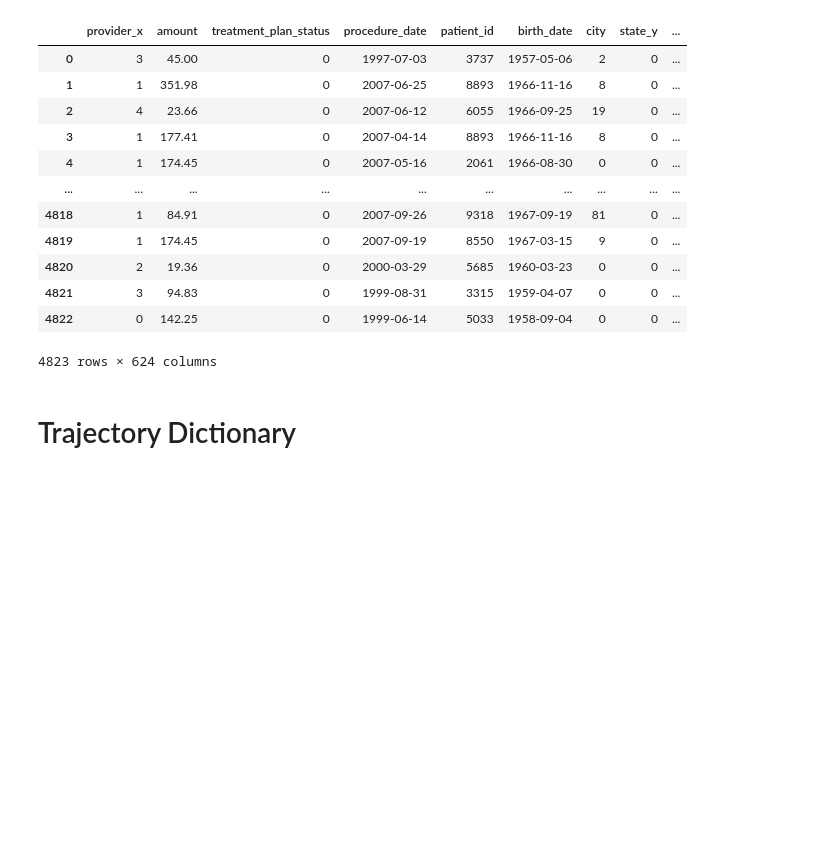
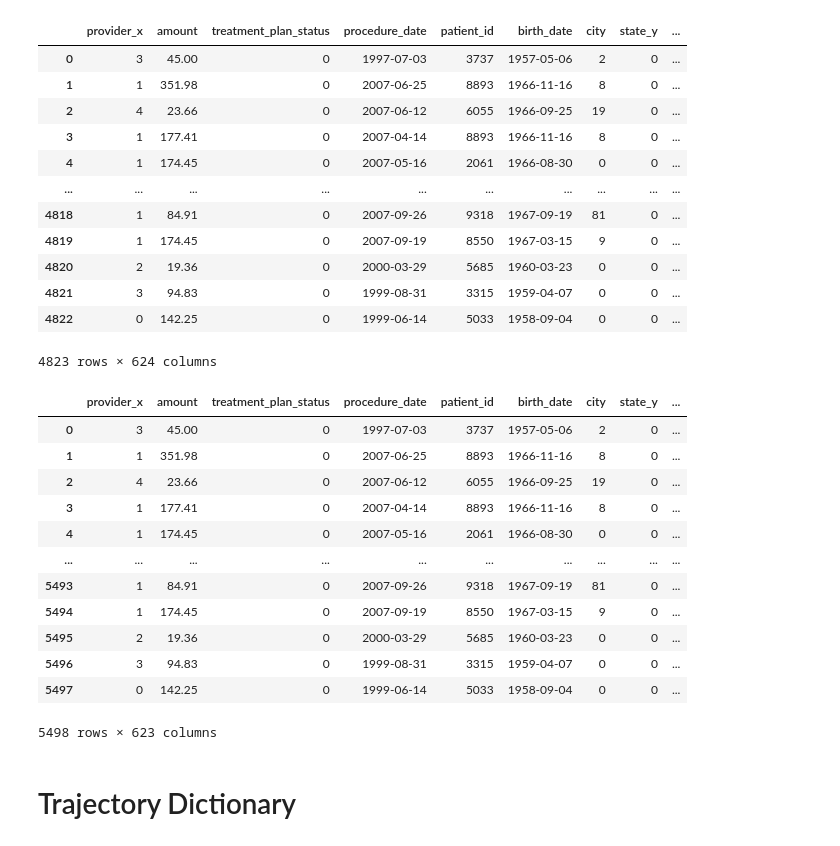
Before and after one commit to Fulankeee/SmilePass, a Jupyter notebook: Recommondation_Trajectory/Statistical_insights_clustering.ipynb, the cells around one changed output. Cells and saved outputs as stored; diff of their text form; code cells hidden in the pictures; blank space fills up the shorter version.

```diff
--- a/Recommondation_Trajectory/Statistical_insights_clustering.ipynb
+++ b/Recommondation_Trajectory/Statistical_insights_clustering.ipynb
@@ -58,6 +58,32 @@ annotated_v1v3[40]
 | 4821 | 3 | 94.83 | 0 | 1999-08-31 | 3315 | 1959-04-07 | 0 | 0 | ... |
 | 4822 | 0 | 142.25 | 0 | 1999-06-14 | 5033 | 1958-09-04 | 0 | 0 | ... |
 4823 rows × 624 columns
+# %%
+# clustering group mapping
+df_sv_kmeans, kmeans, scaler = cluster_patients_kmeans(df_svd, n_clusters=4)
+cluster_map_kmeans = df_sv_kmeans[['patient_id', 'Kmeans_cluster']]
+df_sv_gmm, gmm, scaler_gmm = cluster_patients_gmm(df_svd, n_clusters=4)
+cluster_map_gmm = df_sv_gmm[['patient_id', 'gmm_cluster']]
+df_sv_agg, agg, scaler_agg = cluster_patients_agglomerative(df_svd, n_clusters=4)
+cluster_map_agg = df_sv_agg[['patient_id', 'Agg_cluster']]
+
+folder_path_full = r"C:\Frank\UoT 2024-2025\MIE8888 Project\M19\Split dataframe yearly"
+annotated_full = annotate_age_group_files(folder_path_full, cluster_map_kmeans, cluster_map_gmm, cluster_map_agg)
+annotated_full[40]
+# %% [output]
+|  | provider_x | amount | treatment_plan_status | procedure_date | patient_id | birth_date | city | state_y | ... |
+| 0 | 3 | 45.00 | 0 | 1997-07-03 | 3737 | 1957-05-06 | 2 | 0 | ... |
+| 1 | 1 | 351.98 | 0 | 2007-06-25 | 8893 | 1966-11-16 | 8 | 0 | ... |
+| 2 | 4 | 23.66 | 0 | 2007-06-12 | 6055 | 1966-09-25 | 19 | 0 | ... |
+| 3 | 1 | 177.41 | 0 | 2007-04-14 | 8893 | 1966-11-16 | 8 | 0 | ... |
+| 4 | 1 | 174.45 | 0 | 2007-05-16 | 2061 | 1966-08-30 | 0 | 0 | ... |
+| ... | ... | ... | ... | ... | ... | ... | ... | ... | ... |
+| 5493 | 1 | 84.91 | 0 | 2007-09-26 | 9318 | 1967-09-19 | 81 | 0 | ... |
+| 5494 | 1 | 174.45 | 0 | 2007-09-19 | 8550 | 1967-03-15 | 9 | 0 | ... |
+| 5495 | 2 | 19.36 | 0 | 2000-03-29 | 5685 | 1960-03-23 | 0 | 0 | ... |
+| 5496 | 3 | 94.83 | 0 | 1999-08-31 | 3315 | 1959-04-07 | 0 | 0 | ... |
+| 5497 | 0 | 142.25 | 0 | 1999-06-14 | 5033 | 1958-09-04 | 0 | 0 | ... |
+5498 rows × 623 columns
 # %% [markdown]
 # Trajectory Dictionary
 # %%
```
Also changed, not shown: parts of 10 cells of this notebook.
